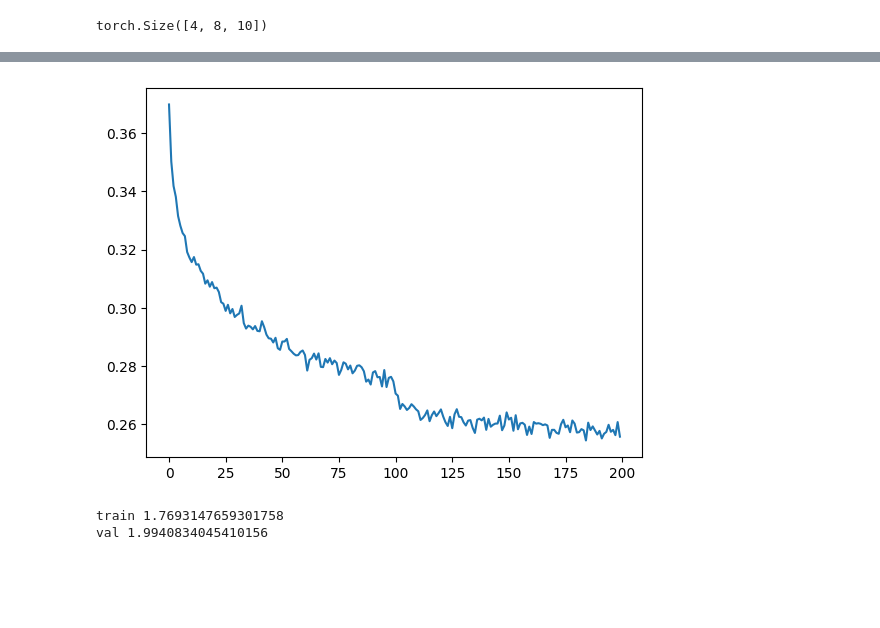
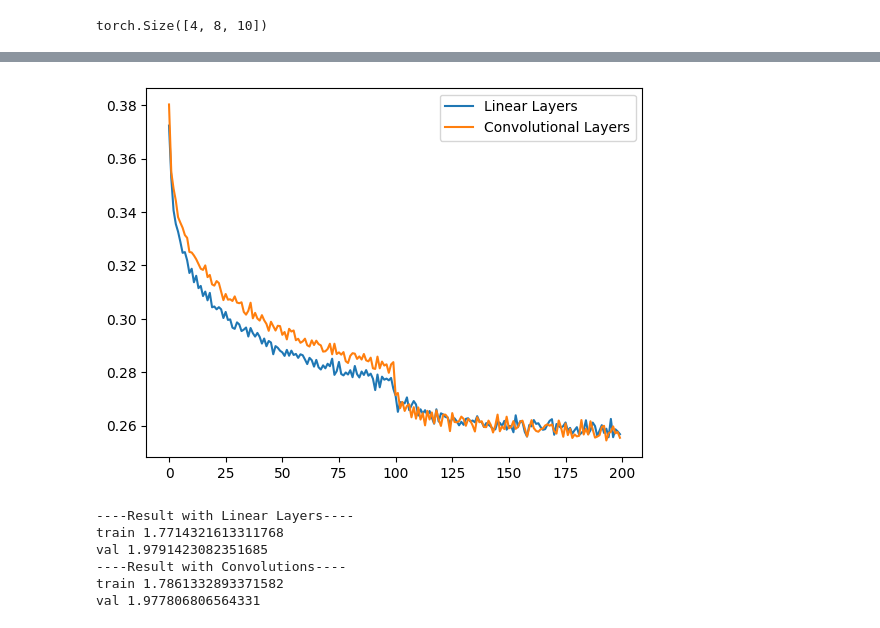
Before and after one commit to nilsimda/kaparthy_zero_to_hero, a Jupyter notebook: wavenet.ipynb, the cells around one changed output, grey strips where cells are left out. Saved outputs shown, nothing was run; the diff lists cells and outputs as text; code cells hidden in the pictures; blank space fills up the shorter version.

Commit message:
implemented with 1D Convs

```diff
--- a/wavenet.ipynb
+++ b/wavenet.ipynb
@@ -100,27 +124,28 @@ model = WaveNet()
 # %%
-max_steps = 200_000
-batch_size = 32
-lr = 0.1
+def train_model(model, max_steps=200_000, batch_size=32, lr=0.1):
+    lossi = []
 
-lossi = []
+    for i in range(max_steps):
+        # forward
+        ixs = torch.randint(low=0, high=len(X_train), size=(batch_size,))
+        Xb, yb = X_train[ixs], y_train[ixs]
+        logits = model(Xb)
+        loss = F.cross_entropy(logits, yb)
 
-for i in range(max_steps):
-    # forward
-    ixs = torch.randint(low=0, high=len(X_train), size=(batch_size,))
-    Xb, yb = X_train[ixs], y_train[ixs]
-    logits = model(Xb)
-    loss = F.cross_entropy(logits, yb)
+        # backward
+        loss.backward()
+        lr = 0.1 if i < 100_000 else 0.01 # lr decay
 
-    # backward
-    loss.backward()
-    lr = 0.1 if i < 100_000 else 0.01 # lr decay
+        for p in model.parameters():
+            p.data += -lr * p.grad
+            p.grad = None
 
-    for p in model.parameters():
-        p.data += -lr * p.grad
-        p.grad = None
+        if i % 10_000 == 0:
+            print(f"{i}/{max_steps}: {loss.item():.4f}")
 
-    if i % 10_000 == 0:
-        print(f"{i}/{max_steps}: {loss.item():.4f}")
+        lossi.append(loss.log10().item())
+    return lossi
 
-    lossi.append(loss.log10().item())
+lossi_conv = train_model(wavenet_conv)
+lossi_dense = train_model(wavenet_dense)
 # %% [output]
@@ -147,11 +169,13 @@ for i in range(max_steps):
 # %%
-plt.plot(torch.tensor(lossi).view(-1, 1000).mean(1));
+plt.plot(torch.tensor(lossi_dense).view(-1, 1000).mean(1), label="Linear Layers")
+plt.plot(torch.tensor(lossi_conv).view(-1, 1000).mean(1), label="Convolutional Layers")
+plt.legend();
 # %% [output]
-[figure, old version]
+[figure, new version]
 # %%
 # evaluate the loss
 @torch.no_grad() # this decorator disables gradient tracking inside pytorch
-def split_loss(split):
+def split_loss(model, split):
   x,y = {
     'train': (X_train, y_train),
     'val': (X_dev, y_dev),
@@ -161,8 +185,16 @@ def split_loss(split):
   loss = F.cross_entropy(logits, y)
   print(split, loss.item())
 
-split_loss('train')
-split_loss('val')
+print("----Result with Linear Layers----")
+split_loss(wavenet_dense, 'train')
+split_loss(wavenet_dense, 'val')
+print("----Result with Convolutions----")
+split_loss(wavenet_conv, 'train')
+split_loss(wavenet_conv, 'val')
 # %% [output]
-train 1.7693147659301758
-val 1.9940834045410156
+----Result with Linear Layers----
+train 1.7714321613311768
+val 1.9791423082351685
+----Result with Convolutions----
+train 1.7861332893371582
+val 1.977806806564331
```
Also changed, not shown: parts of 6 cells of this notebook.
